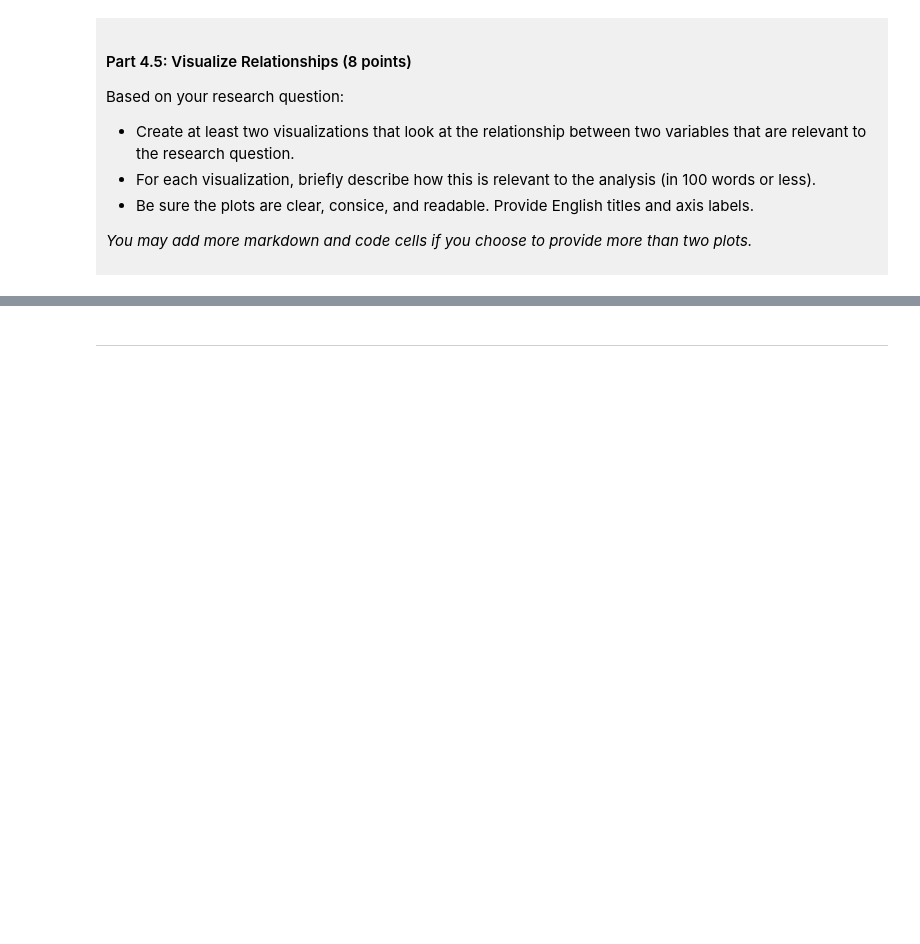
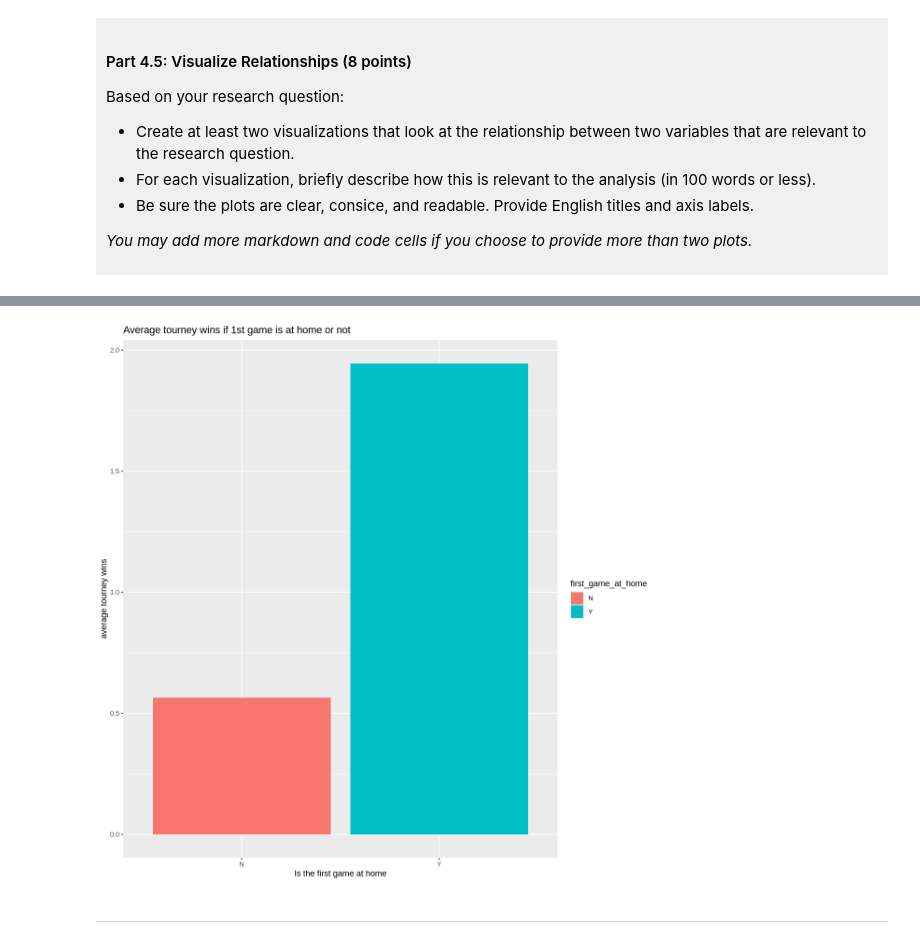
Before and after one commit to Chrobirb/dsci-100-project-abdulrahman-alsaeed, a Jupyter notebook: dsci-100-project-notebook.ipynb, the cells around one changed output, grey strips where cells are left out. Saved outputs shown, nothing was run; the diff lists cells and outputs as text; code cells hidden in the pictures; blank space fills up the shorter version.

```diff
--- a/dsci-100-project-notebook.ipynb
+++ b/dsci-100-project-notebook.ipynb
@@ -326,5 +411,15 @@ Visualization 2: %%% EDIT THIS MARKDOWN CELL%%%
 # %%
-### EDIT THIS CODE CELL FOR VISUALIZATION 2###
+mean_data <- school_data |>
+        group_by(first_game_at_home) |>
+        summarize(tourney_wins = mean(tourney_wins))
+
+trn_game_plot <- mean_data |>
+    ggplot(aes(x = first_game_at_home, y = tourney_wins, fill = first_game_at_home)) +
+    geom_bar(stat = "identity") +
+    labs(x = "Is the first game at home", y = "average tourney wins", title = "Average tourney wins if 1st game is at home or not", color = "Color by 1st game at home or not")
+trn_game_plot
+# %% [output]
+[figure, added]
 # %% [markdown]
 ------
 # %% [markdown]
```
Also changed, not shown: parts of 9 cells of this notebook.
